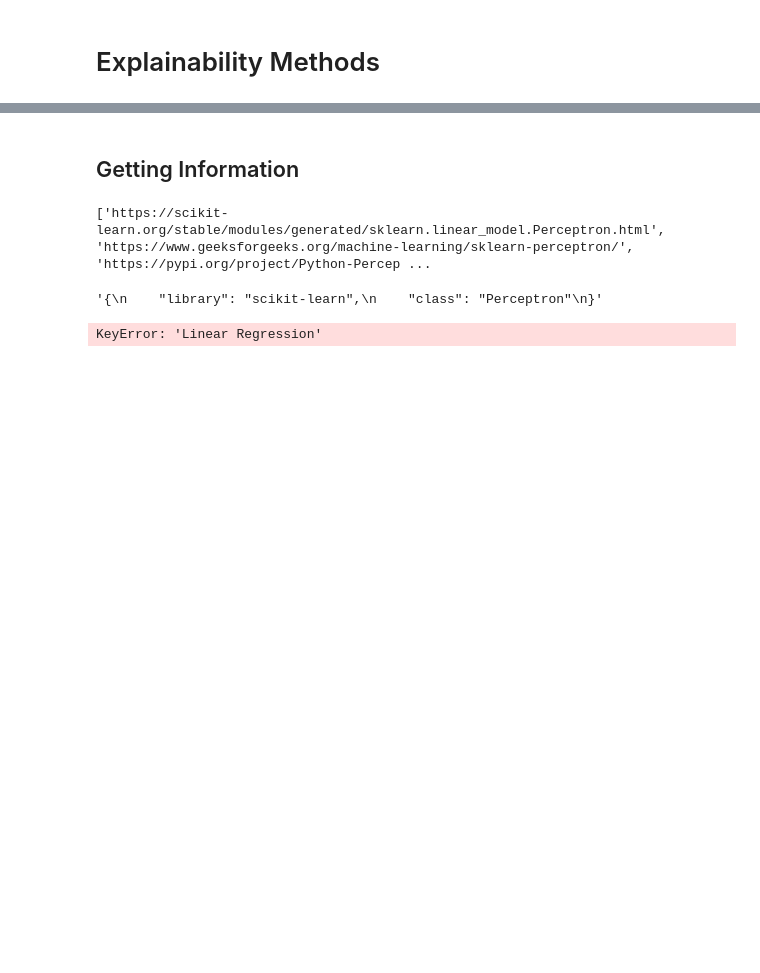
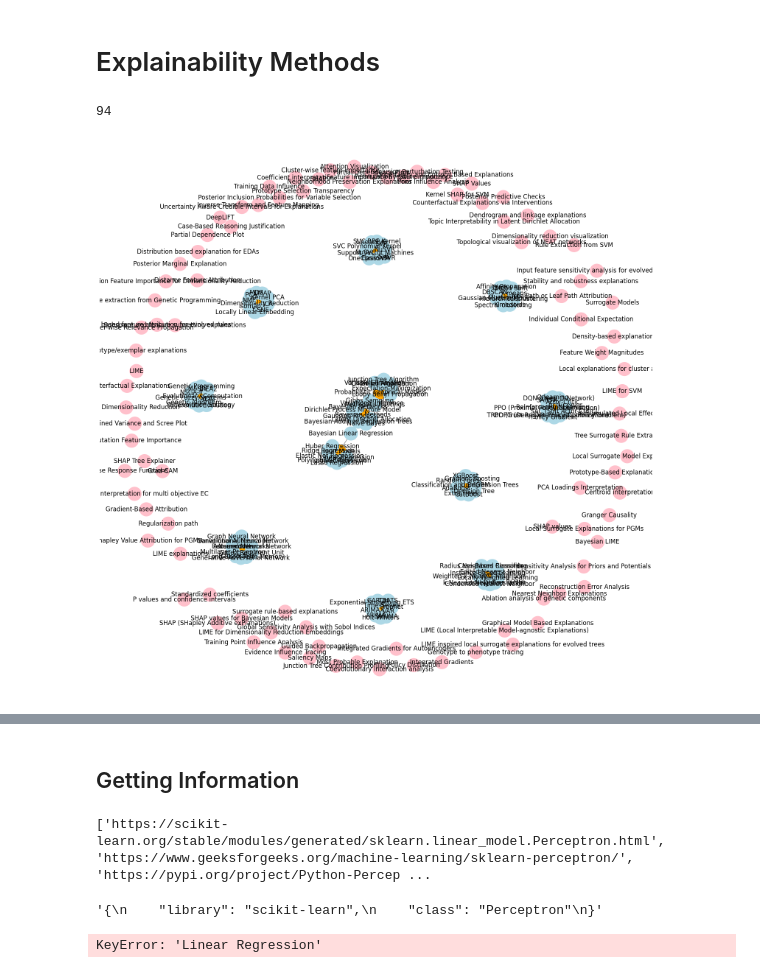
Before and after one commit to SriSanagavarapu/model-explainability, a Jupyter notebook: notebooks/networkx_trial.ipynb, the cells around one changed output, grey strips where cells are left out. Saved outputs shown, nothing was run; the diff lists cells and outputs as text; code cells hidden in the pictures; blank space fills up the shorter version.

```diff
--- a/notebooks/networkx_trial.ipynb
+++ b/notebooks/networkx_trial.ipynb
@@ -153,3 +160,44 @@ prompt = """List 5-10 popular explainability methods for AIML models within the
             Also provide a sinlge line description of each model explainability technique.
             Provide the results as a list of json objects with 'name' and 'description' as keys. Do not number them.
             Return only the list of json objects and no other text. Do not use any special characters. Use pure json format directly parsable by python json library."""
+# %%
+explainability_model_chain = PromptTemplate.from_template(prompt) | llm | StrOutputParser()
+explainability_nodes = []
+for model_fam in model_families:
+    # Get models in this family
+    response = model_chain.invoke({'model_family': model_fam['name'], 'model_family_desc': model_fam['description']})
+    models = [i['name'] for i in json.loads(response)]
+    models_str = ', '.join(models)
+    # Get explainability methods for these models
+    response = explainability_model_chain.invoke({'model_family': model_fam['name'], 'models': models_str})
+    explainability_methods = json.loads(response)
+    for method in explainability_methods:
+        if method['name'] not in [n[0] for n in explainability_nodes]:
+            explainability_nodes.append((method['name'], {'description': method['description']}))
+        edges.append((model_fam['name'], method['name'], {'relationship': 'has_explainability_method'}))
+# %%
+len(explainability_nodes)
+# %% [output]
+94
+# %%
+graph.add_nodes_from(explainability_nodes, type='Explainability Method')
+# %%
+import matplotlib.pyplot as plt
+
+
+colors = []
+
+for node, data in graph.nodes(data=True):
+    if data.get('type') == 'AIML Model Family':
+        colors.append('orange')
+    elif data.get('type') == 'AIML Model Algorithm':
+        colors.append('lightblue')
+    elif data.get('type') == 'Explainability Method':
+        colors.append('pink')
+
+
+plt.figure(figsize=(15, 15))
+nx.draw(graph, with_labels=True, node_color=colors, edge_color='gray', node_size=700)
+plt.show()
+# %% [output]
+[figure, added]
```
Also changed, not shown: parts of 21 cells of this notebook, 3 other files.
